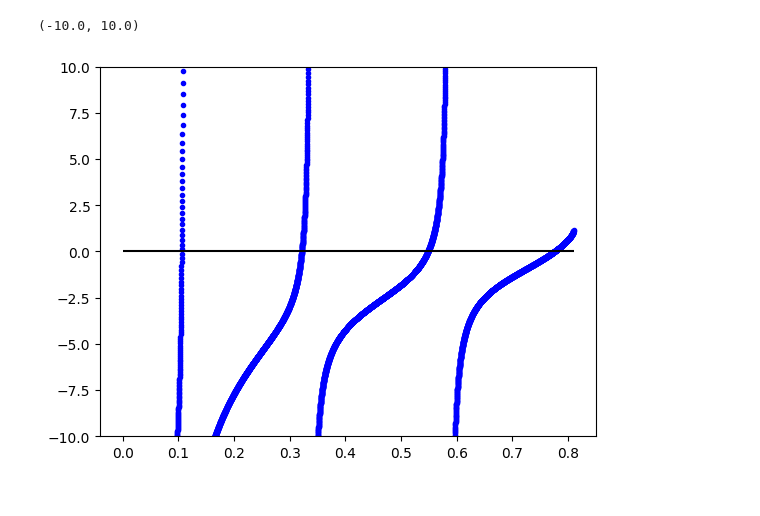
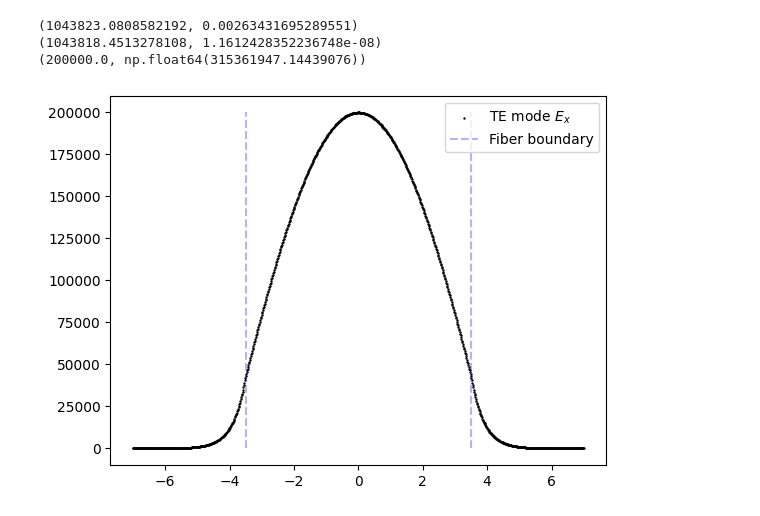
Before and after one commit to IPrearo/OptSim, a Jupyter notebook: src/optsim/testing.ipynb, the cells around one changed output. Saved outputs shown, nothing was run; the diff lists cells and outputs as text; code cells hidden in the pictures.

```diff
--- a/src/optsim/testing.ipynb
+++ b/src/optsim/testing.ipynb
@@ -3,3 +3,6 @@ import guides
 import numpy as np
 import matplotlib.pyplot as plt
+# %%
+guide_size = 7e-6
+wavelength = 1.55e-6
 # %%
@@ -44,9 +62,26 @@ plt.ylim(0,100)
 # %%
-TM_d_mode = guides.TM_PDGMode(0, 1.45, 1, 1.55e-6, 7e-6)
+TE_d_mode = guides.TE_DGMode(0, 1.45, 1.3, wavelength, guide_size)
 
-plt.plot(thetas, TM_d_mode._consistency_condition(thetas), 'b.')
-plt.hlines(0, 0, TM_d_mode.theta_c, colors='black')
-plt.ylim(-10, 10)
+y_range = np.linspace(-guide_size, guide_size, 1000)
+
+
+TE_d_Ex0 = TE_d_mode.Ex(y_range, 0)
+
+plt.scatter(y_range, TE_d_Ex0, c='k', s=0.5, label=r'TE mode $E_x$')
+plt.vlines([-0.5*guide_size, 0.5*guide_size], ymin=np.min(TE_d_Ex0), ymax=np.max(TE_d_Ex0),
+           colors='blue', linestyles='dashed', label='Fiber boundary', alpha=0.3)
+plt.legend()
+
+from scipy.integrate import quad
+
+integral = quad(TE_d_mode._um, -np.inf, np.inf)
+print(integral)
+integral = quad(TE_d_mode._um, -guide_size, guide_size)
+print(integral)
+
+print(TE_d_mode.prop_constants())
 # %% [output]
-(-10.0, 10.0)
+(1043823.0808582192, 0.00263431695289551)
+(1043818.4513278108, 1.1612428352236748e-08)
+(200000.0, np.float64(315361947.14439076))
-[figure, old version]
+[figure, new version]
```
Also changed, not shown: parts of 6 cells of this notebook, 10 other files.
